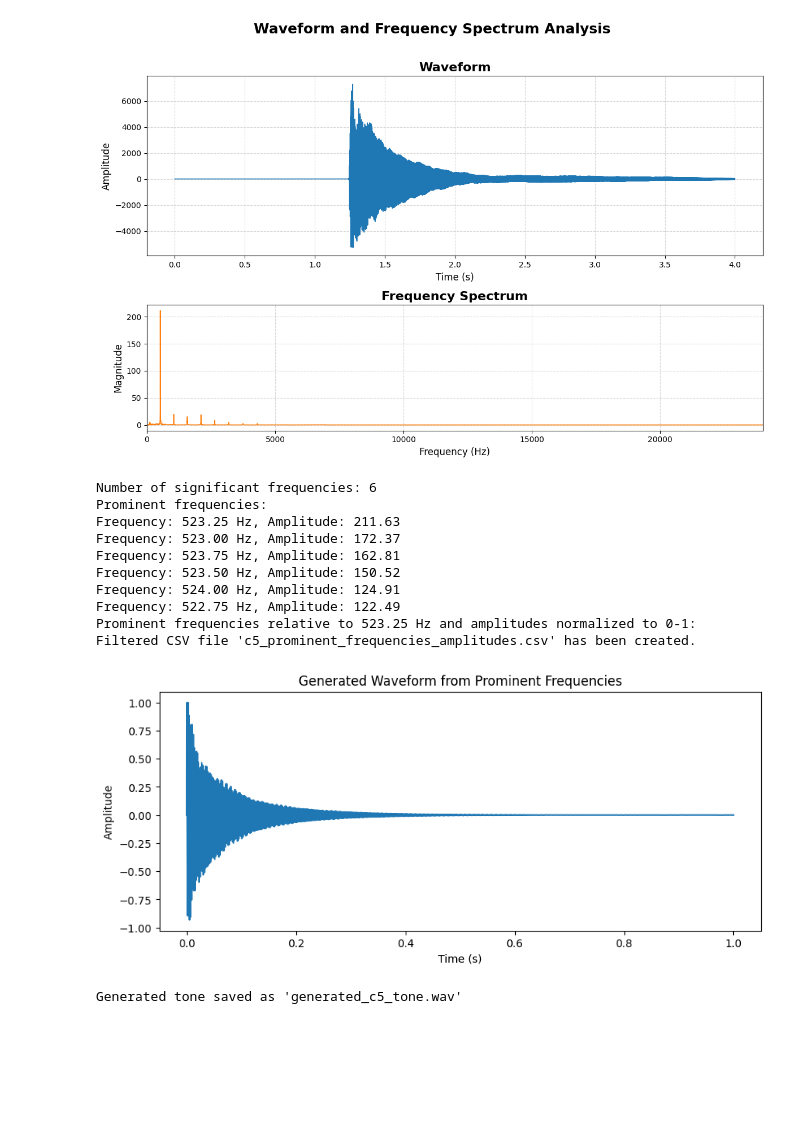
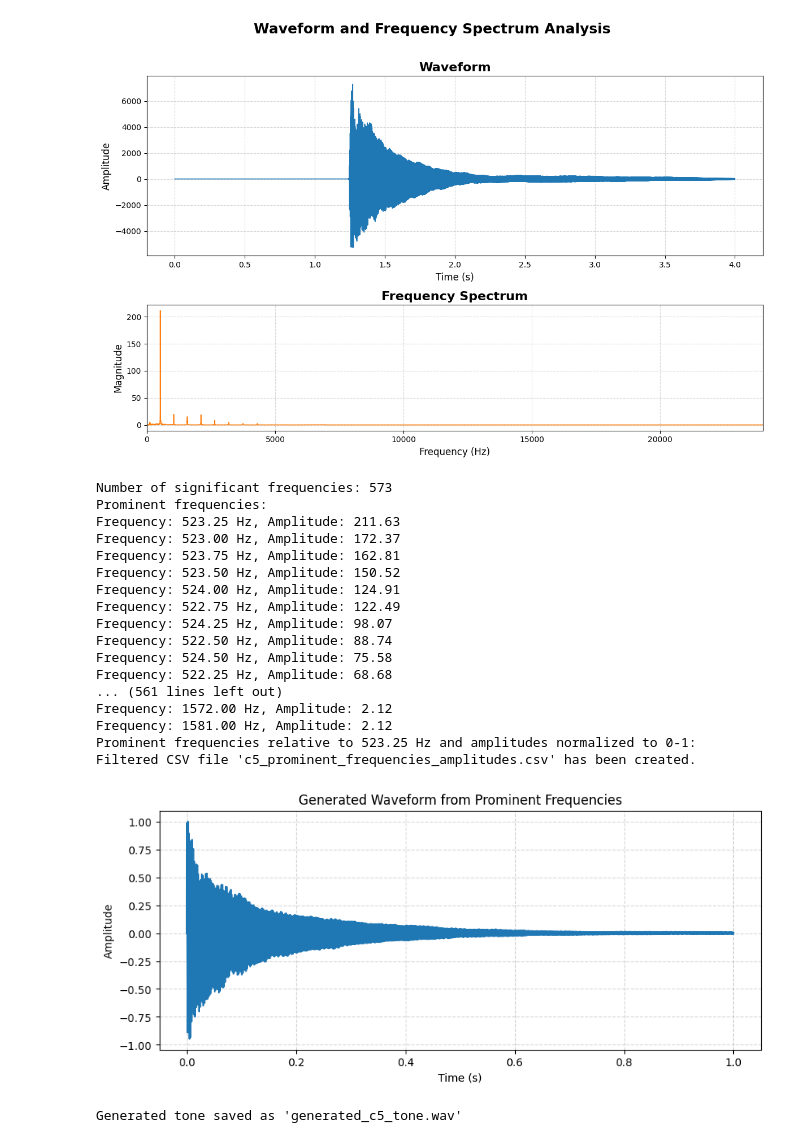
Before and after one commit to eeeeebader/Synthia, a Jupyter notebook: pyton/analyze_sample.ipynb, the cells around one changed output. Cells and saved outputs as stored; diff of their text form; code cells hidden in the pictures; blank space fills up the shorter version.

Commit message:
update: piano note - probably worsen

```diff
--- a/pyton/analyze_sample.ipynb
+++ b/pyton/analyze_sample.ipynb
@@ -64,7 +64,7 @@ with open('c5_frequencies_amplitudes.csv', mode='w', newline='') as file:
 data = pd.read_csv('c5_frequencies_amplitudes.csv')
 
 # Parameters for analysis
-amplitude_threshold = 0.5 * data['Amplitude'].max()  # Set a threshold to filter out noise
+amplitude_threshold = 0.01 * data['Amplitude'].max()  # Set a threshold to filter out noise
 
 # Filter out frequencies below the amplitude threshold
 significant_frequencies = data[data['Amplitude'] > amplitude_threshold]
@@ -86,7 +86,7 @@ for freq, amp in prominent_frequencies:
 # make every frequency relative to 523.25 Hz and the amplitute range from 0 to 1
 prominent_frequencies_relative = []
 for freq, amp in prominent_frequencies:
-    prominent_frequencies_relative.append((freq/523.25, amp/np.max(data['Amplitude'])))
+    prominent_frequencies_relative.append((freq/523.25, amp)) #/np.max(data['Amplitude'])
 print("Prominent frequencies relative to 523.25 Hz and amplitudes normalized to 0-1:")
 
 # Export to a CSV for further analysis or use in synthesis
@@ -98,7 +98,7 @@ with open('piano_overtones.csv', mode='w', newline='') as file:
 
 print("Filtered CSV file 'c5_prominent_frequencies_amplitudes.csv' has been created.")
 # %% [output]
-Number of significant frequencies: 6
+Number of significant frequencies: 573
 Prominent frequencies:
 Frequency: 523.25 Hz, Amplitude: 211.63
 Frequency: 523.00 Hz, Amplitude: 172.37
@@ -106,13 +106,20 @@ Frequency: 523.75 Hz, Amplitude: 162.81
 Frequency: 523.50 Hz, Amplitude: 150.52
 Frequency: 524.00 Hz, Amplitude: 124.91
 Frequency: 522.75 Hz, Amplitude: 122.49
+Frequency: 524.25 Hz, Amplitude: 98.07
+Frequency: 522.50 Hz, Amplitude: 88.74
+Frequency: 524.50 Hz, Amplitude: 75.58
+Frequency: 522.25 Hz, Amplitude: 68.68
+... (561 lines left out)
+Frequency: 1572.00 Hz, Amplitude: 2.12
+Frequency: 1581.00 Hz, Amplitude: 2.12
 Prominent frequencies relative to 523.25 Hz and amplitudes normalized to 0-1:
 Filtered CSV file 'c5_prominent_frequencies_amplitudes.csv' has been created.
 # %%
 from scipy.io.wavfile import write
 
 # Load the CSV data with prominent frequencies and amplitudes
-data = pd.read_csv('c5_prominent_frequencies_amplitudes.csv')
+data = pd.read_csv('piano_overtones.csv')
 
 # Synthesis parameters
 sample_rate = 44100  # Samples per second
@@ -121,34 +128,35 @@ time = np.linspace(0, duration, int(sample_rate * duration), endpoint=False)
 
 # Initialize an empty waveform
 waveform = np.zeros_like(time)
 
 # Generate the waveform by summing sine waves for each prominent frequency
 for _, row in data.iterrows():
-    frequency = row['Frequency (Hz)']
+    frequency = row['Frequency (Hz)'] * 523.25  # Convert back to absolute frequency
     amplitude = row['Amplitude']
 
     # Generate sine wave for the current frequency
-    sine_wave = amplitude * np.sin(2 * np.pi * frequency * time) * np.exp(-0.00015 * 2 * np.pi * frequency * time * 10)  # Exponential decay
+    sine_wave = amplitude * np.sin(2 * np.pi * frequency * time) * np.exp(-0.00015 * 2 * np.pi * frequency * (time * time))  # Exponential decay
 
     # Add the sine wave to the waveform
     waveform += sine_wave
 
 # Normalize the waveform to prevent clipping
 waveform = waveform / np.max(np.abs(waveform))
 
 # Plot the generated waveform
 plt.figure(figsize=(10, 4))
 plt.plot(time[:44100], waveform[:44100])  # Plot the first 1000 samples for clarity
 plt.title('Generated Waveform from Prominent Frequencies')
 plt.xlabel('Time (s)')
 plt.ylabel('Amplitude')
+plt.grid(True, linestyle='--', alpha=0.5)
 plt.show()
 
 # Save the generated waveform as a .wav file
 output_file = 'generated_c5_tone.wav'
 write(output_file, sample_rate, (waveform * 32767).astype(np.int16))  # Convert to 16-bit PCM format
 
 print(f"Generated tone saved as '{output_file}'")
 # %% [output]
-[figure, old version]
+[figure, new version]
 Generated tone saved as 'generated_c5_tone.wav'
```
Also changed, not shown: 10 other files.
